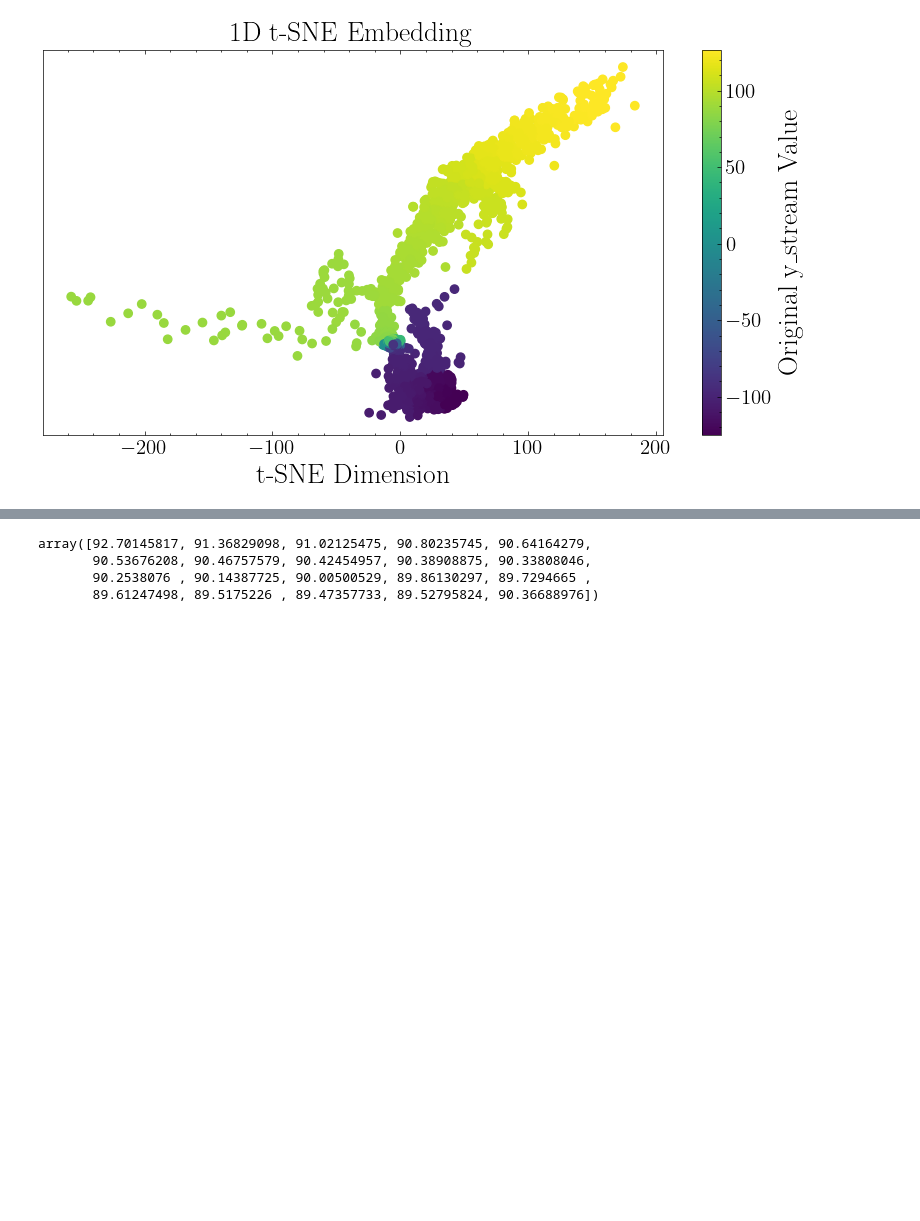
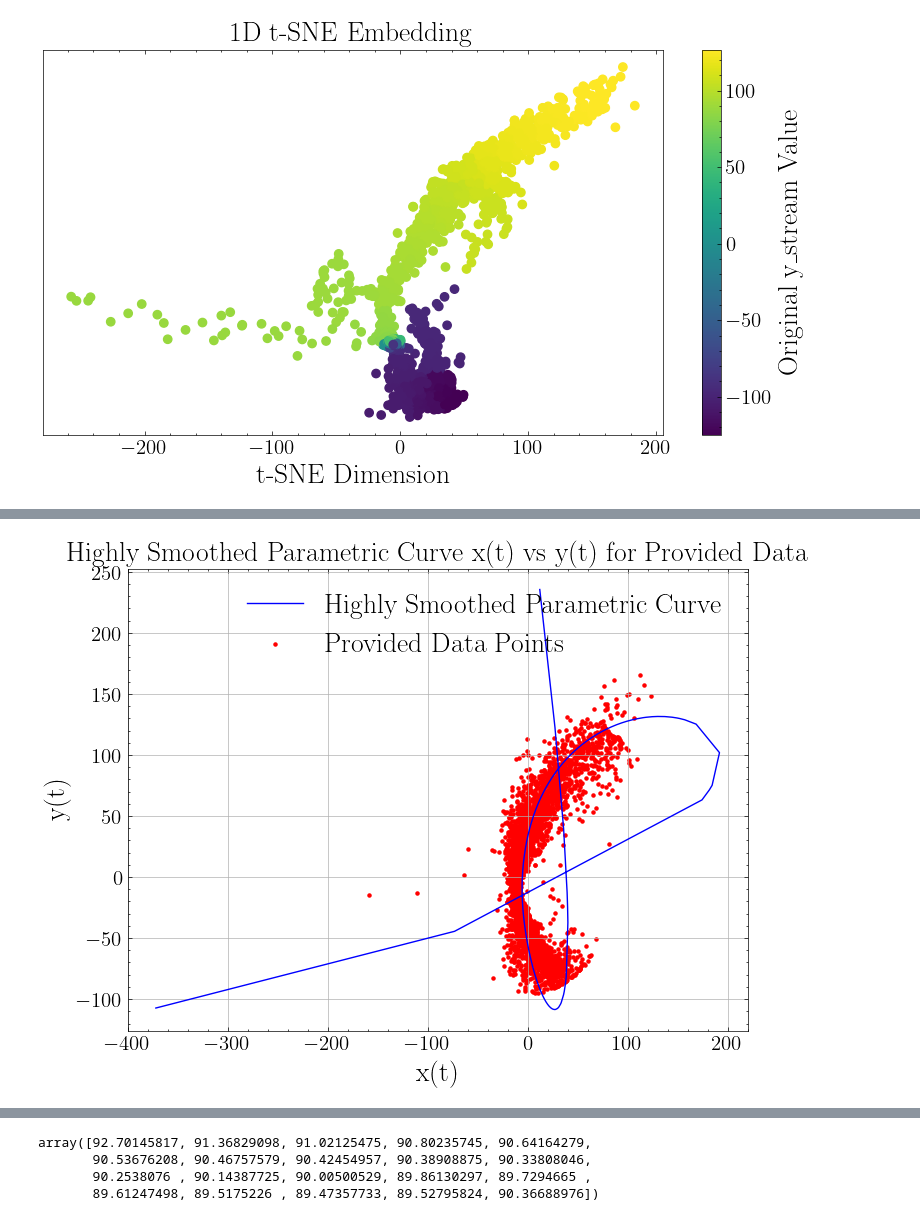
Before and after one commit to David-Chemaly/Nibaueur2023, a Jupyter notebook: stream_simulation.ipynb, the cells around one changed output, grey strips where cells are left out. Cells and saved outputs as stored; diff of their text form; code cells hidden in the pictures; blank space fills up the shorter version.

```diff
--- a/stream_simulation.ipynb
+++ b/stream_simulation.ipynb
@@ -453,0 +446,81 @@ plt.show()
+# %%
+# Try Scipy
+
+from scipy.interpolate import UnivariateSpline
+
+# sorted_indices_pca = np.argsort(t_pca[:, 0])
+
+x_data = all_pos_N[0]
+y_data = all_pos_N[1]
+z_data = all_pos_N[2]
+
+# sorted_indices_pca = np.argsort(t_pca[:,0])
+# t_sorted_pca = t_pca[sorted_indices_pca, 0]
+sorted_indices_pca = np.argsort(all_xhi_N)
+t_sorted_pca = all_xhi_N[sorted_indices_pca].value
+# t_sorted_pca = np.linspace(-1,1,len(x_data))
+x_sorted_pca = x_data[sorted_indices_pca].value
+y_sorted_pca = y_data[sorted_indices_pca].value
+z_sorted_pca = z_data[sorted_indices_pca].value
+
+smoothing_factor_large = 100 * len(t_sorted_pca)  # Using a significantly larger smoothing factor
+
+# Creating the highly smoothed spline objects for the provided data
+spline_x_highly_smoothed = UnivariateSpline(t_sorted_pca, x_sorted_pca, s=smoothing_factor_large)
+spline_y_highly_smoothed = UnivariateSpline(t_sorted_pca, y_sorted_pca, s=smoothing_factor_large)
+spline_z_highly_smoothed = UnivariateSpline(t_sorted_pca, z_sorted_pca, s=smoothing_factor_large)
+
+dfx = spline_x_highly_smoothed.derivative()
+dfy = spline_y_highly_smoothed.derivative()
+
+ddfx = dfx.derivative()
+ddfy = dfy.derivative()
+
+# Evaluating the highly smoothed splines for a dense set of t-values to plot the parametric curve
+x_dense_highly_smoothed = spline_x_highly_smoothed(t_sorted_pca)
+y_dense_highly_smoothed = spline_y_highly_smoothed(t_sorted_pca)
+z_dense_highly_smoothed = spline_y_highly_smoothed(t_sorted_pca)
+
+# Evaluating the highly smoothed seconde derivative splines for a dense set of t-values to plot the parametric curve
+less_dens = np.linspace(sorted_indices_pca.min(),sorted_indices_pca.max(),20).astype(int)
+dx_dense_highly_smoothed = dfx(t_sorted_pca)[less_dens]
+dy_dense_highly_smoothed = dfy(t_sorted_pca)[less_dens]
+
+ddx_dense_highly_smoothed = ddfx(t_sorted_pca)[less_dens]
+ddy_dense_highly_smoothed = ddfy(t_sorted_pca)[less_dens]
+
+# Evaluating acceleration of potential
+x_in = x_dense_highly_smoothed[less_dens] * u.kpc
+y_in = y_dense_highly_smoothed[less_dens] * u.kpc
+z_in = z_dense_highly_smoothed[less_dens] * u.kpc
+acc = halo.acceleration(x_in,y_in,z_in)
+acc_x = acc[0].to(u.km/u.s**2).value
+acc_y = acc[1].to(u.km/u.s**2).value
+
+# Plotting the highly smoothed parametric curve for the provided data
+plt.figure(figsize=(8, 6))
+plt.plot(x_dense_highly_smoothed, y_dense_highly_smoothed, '-b', label='Highly Smoothed Parametric Curve')
+plt.scatter(x_sorted_pca, y_sorted_pca, color='red', marker='o', label='Provided Data Points', s=5)
+# plt.quiver(x_dense_highly_smoothed[less_dens],
+#            y_dense_highly_smoothed[less_dens],
+#            dx_dense_highly_smoothed,
+#            dy_dense_highly_smoothed,
+#            angles='xy', scale_units='xy', scale=0.01, color='blue', label='Tangent Vectors')
+# plt.quiver(x_dense_highly_smoothed[less_dens],
+#            y_dense_highly_smoothed[less_dens],
+#            ddx_dense_highly_smoothed,
+#            ddy_dense_highly_smoothed,
+#            angles='xy', scale_units='xy', scale=0.0001, color='grey', label='Perpendicular Vectors')
+# plt.quiver(x_dense_highly_smoothed[less_dens],
+#            y_dense_highly_smoothed[less_dens],
+#            acc_x,
+#            acc_y,
+#            angles='xy', scale_units='xy', scale=0.000000000000001, color='green', label='Acceleration Vectors')
+plt.xlabel('x(t)')
+plt.ylabel('y(t)')
+plt.legend()
+plt.title('Highly Smoothed Parametric Curve x(t) vs y(t) for Provided Data')
+plt.grid(True)
+plt.show()
+# %% [output]
+[figure, added]
```
Also changed, not shown: parts of 8 cells of this notebook.
